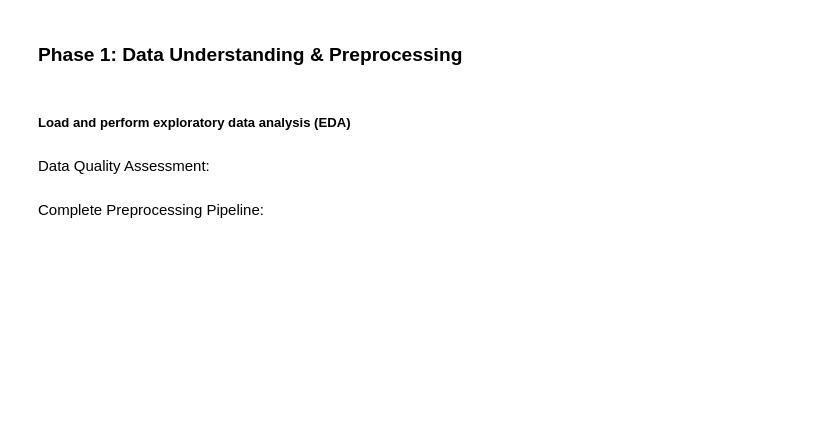
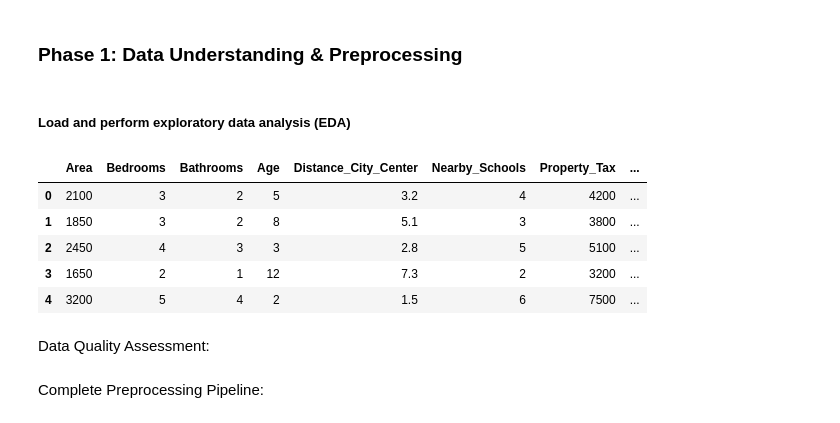
Before and after one commit to Ezerioha-ifeanyi/Week-14-Take-Home, a Jupyter notebook: Take Home.ipynb, the cells around one changed output. Cells and saved outputs as stored; diff of their text form; code cells hidden in the pictures; blank space fills up the shorter version.

Commit message:
loaded the housing data

```diff
--- a/Take Home.ipynb
+++ b/Take Home.ipynb
@@ -1651,3 +1658,17 @@ plt.show()
+# %%
+# Load the housing dataset
+
+housing_data = pd.read_csv(r"C:\Users\USER\Desktop\DataraFlow Internship\GitHub Pushing\Week 14\Week-14-Take-Home\Assessment-Dataset\housing_price_data.csv")
+
+# view the first 5 rows of the dataset
+housing_data.head()
+# %% [output]
+|  | Area | Bedrooms | Bathrooms | Age | Distance_City_Center | Nearby_Schools | Property_Tax | ... |
+| 0 | 2100 | 3 | 2 | 5 | 3.2 | 4 | 4200 | ... |
+| 1 | 1850 | 3 | 2 | 8 | 5.1 | 3 | 3800 | ... |
+| 2 | 2450 | 4 | 3 | 3 | 2.8 | 5 | 5100 | ... |
+| 3 | 1650 | 2 | 1 | 12 | 7.3 | 2 | 3200 | ... |
+| 4 | 3200 | 5 | 4 | 2 | 1.5 | 6 | 7500 | ... |
 # %% [markdown]
 Data Quality Assessment:
 # %% [markdown]
```
Also changed, not shown: parts of 1 cell of this notebook.
